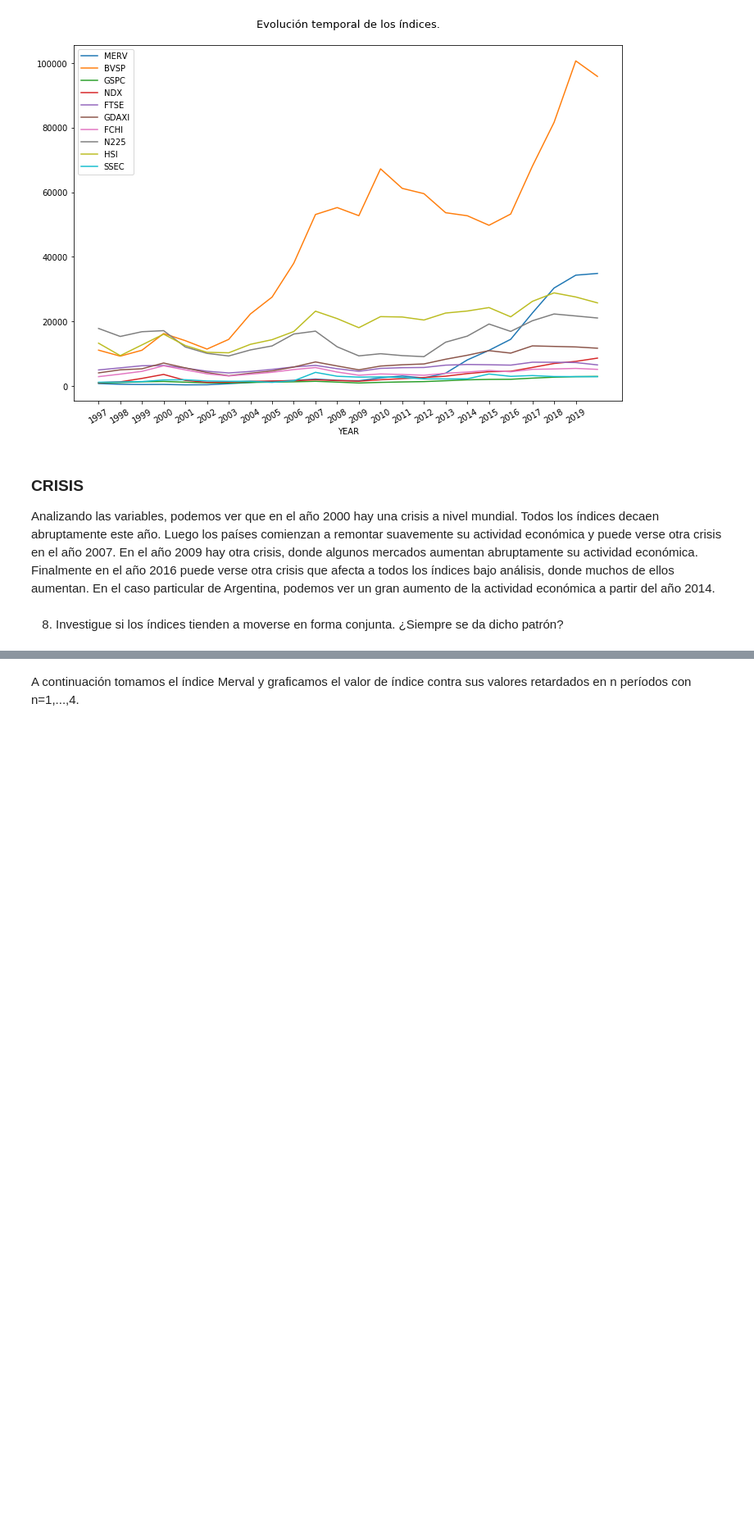
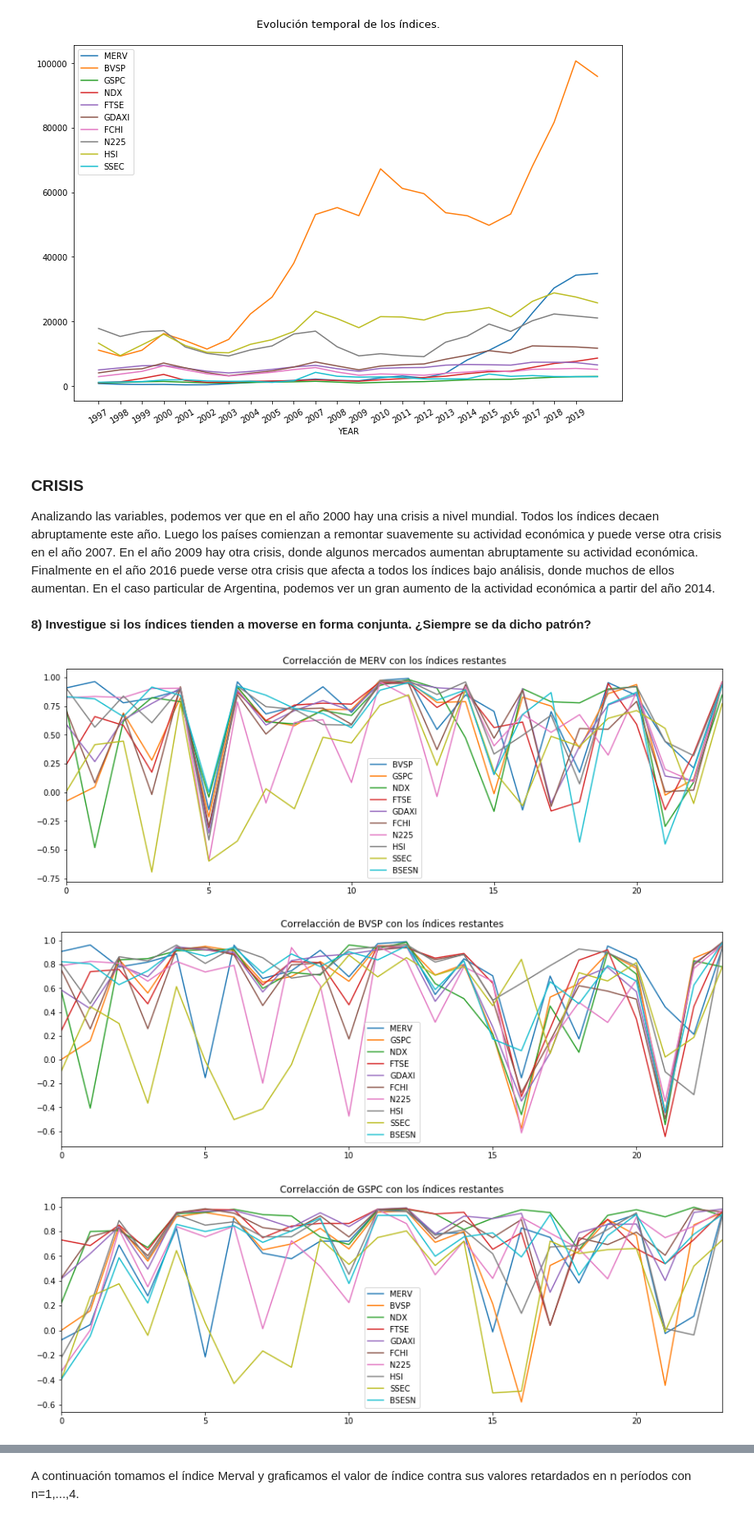
Before and after one commit to Martin317/mentoria-prediccion-indices-financieros, a Jupyter notebook: TP1AnalisisYVisualizacion.ipynb, the cells around one changed output, grey strips where cells are left out. Shown at 82% size. Saved outputs shown, nothing was run; the diff lists cells and outputs as text; code cells hidden in the pictures; blank space fills up the shorter version.

Commit message:
Modificaciones metricas+corr

```diff
--- a/TP1AnalisisYVisualizacion.ipynb
+++ b/TP1AnalisisYVisualizacion.ipynb
@@ -191,12 +191,18 @@ df[df.index.dayofweek >= 5]
 for col in df.columns:
     print('\n',col,'\n')
     mean = df[col].mean()
+    median = df[col].median()
     var = df[col].var()
     std = df[col].std()
     coef = std/mean
-    print('MEDIA: ', mean)
-    print('VARIANZA: ', var)
-    print('COEFICIENTE DE VARIACION: ', coef, '=>', coef * 100, '%')
+    indice_simetria_pearson = 3*(mean - median)/std
+    coef_curtosis = df[col].kurt()
+
+    print('MEDIA: ', round(mean,2))
+    print('VARIANZA: ', round(var,2))
+    print('COEF. DE VARIACION: ', round(coef,4), '=>', round(coef * 100,2), '%')
+    print('INDICE DE SIMETRÍA DE PEARSON:', round(indice_simetria_pearson,2))
+    print('COEF. DE CURTOSIS:', round(coef_curtosis,2))
 # %% [output]
  MERV
 
@@ -354,4 +360,4 @@ plt.show()
 Analizando las variables, podemos ver que en el año 2000 hay una crisis a nivel mundial. Todos los índices decaen abruptamente este año. Luego los países comienzan a remontar suavemente su actividad económica y puede verse otra crisis en el año 2007. En el año 2009 hay otra crisis, donde algunos mercados aumentan abruptamente su actividad económica. Finalmente en el año 2016 puede verse otra crisis que afecta a todos los índices bajo análisis, donde muchos de ellos aumentan.
 En el caso particular de Argentina, podemos ver un gran aumento de la actividad económica a partir del año 2014.
 # %% [markdown]
-8) Investigue si los índices tienden a moverse en forma conjunta. ¿Siempre se da dicho patrón?
+**8) Investigue si los índices tienden a moverse en forma conjunta. ¿Siempre se da dicho patrón?**
@@ -359,0 +364,17 @@ En el caso particular de Argentina, podemos ver un gran aumento de la actividad
+# %%
+for index in df.columns.drop(['YEAR', 'YEAR_SEGMENT']):
+    aux = pd.DataFrame()
+    for index_ in df.columns.drop(index).drop(['YEAR', 'YEAR_SEGMENT']):
+        list_corr = []
+        for year in df.index.year.unique():
+            corr = df[[index, index_]][df[[index, index_]].index.year == year].corr().iloc[0,1]
+            list_corr.append(corr)
+
+        aux['{}'.format(index_)] = list_corr
+    aux.plot(figsize = (15,5))
+    plt.title('Correlacción de {} con los índices restantes'.format(index))
+    del aux
+# %% [output]
+[figure, added]
+[figure, added]
+[figure, added]
```
Also changed, not shown: parts of 14 cells of this notebook.
